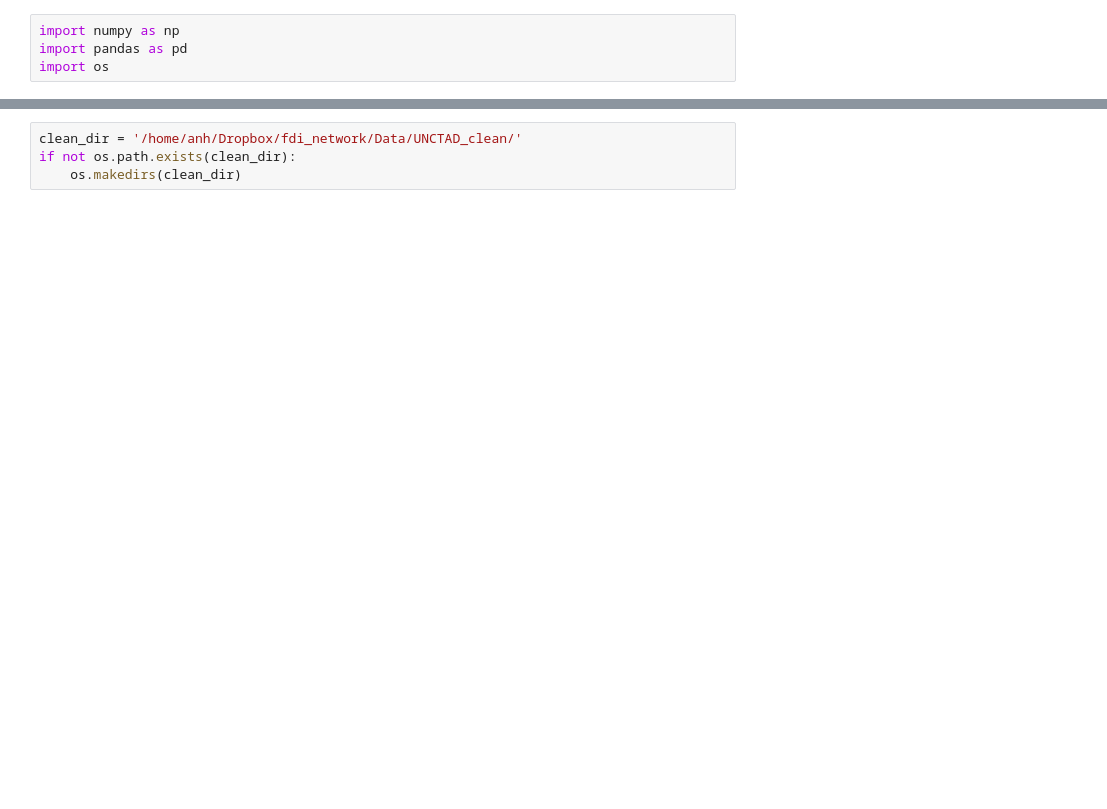
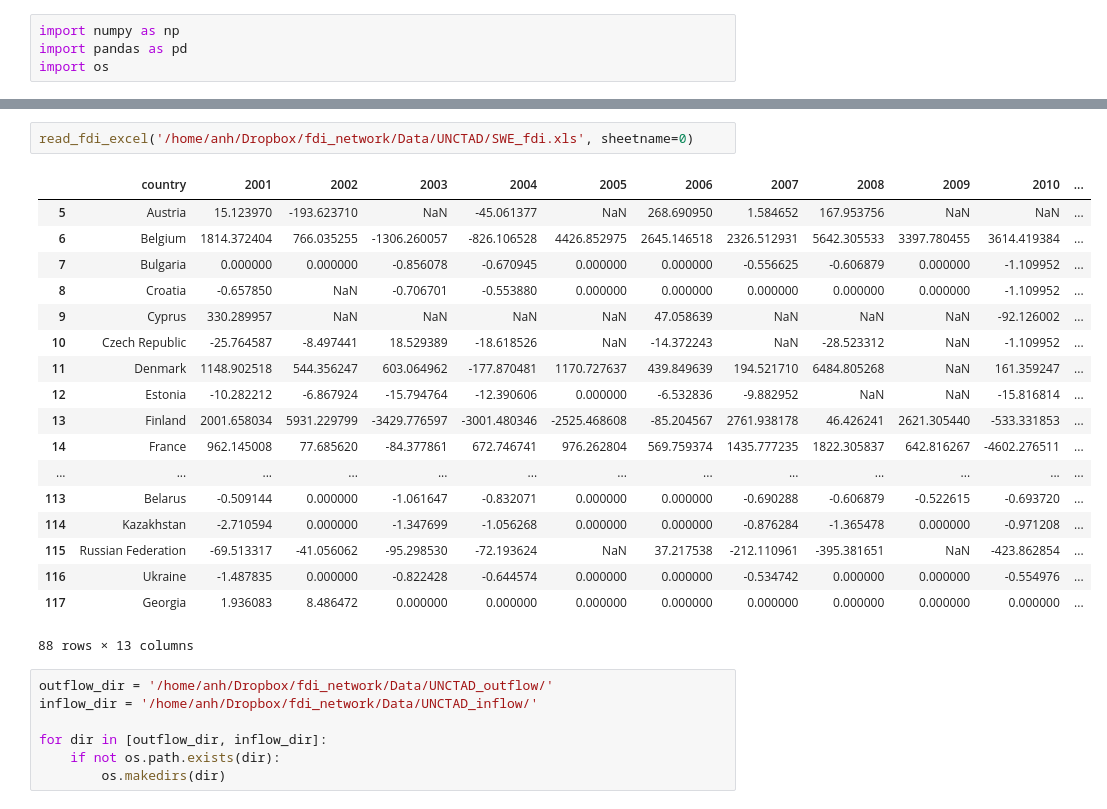
Before and after one commit to anhqle/fdi_network, a Jupyter notebook: Data/cleanBilFDI.ipynb, the cells around one changed output, grey strips where cells are left out. Drawn from its saved outputs; the diff is of its cells as text; blank space fills up the shorter version.

Commit message:
clean both inflow and outflow

```diff
--- a/Data/cleanBilFDI.ipynb
+++ b/Data/cleanBilFDI.ipynb
@@ -22,5 +48,29 @@ read_fdi_excel('/home/anh/Dropbox/fdi_network/Data/UNCTAD/AFG_fdi.xls')
+# %%
+read_fdi_excel('/home/anh/Dropbox/fdi_network/Data/UNCTAD/SWE_fdi.xls', sheetname=0)
+# %% [output]
+|  | country | 2001 | 2002 | 2003 | 2004 | 2005 | 2006 | 2007 | 2008 | 2009 | 2010 | ... |
+| 5 | Austria | 15.123970 | -193.623710 | NaN | -45.061377 | NaN | 268.690950 | 1.584652 | 167.953756 | NaN | NaN | ... |
+| 6 | Belgium | 1814.372404 | 766.035255 | -1306.260057 | -826.106528 | 4426.852975 | 2645.146518 | 2326.512931 | 5642.305533 | 3397.780455 | 3614.419384 | ... |
+| 7 | Bulgaria | 0.000000 | 0.000000 | -0.856078 | -0.670945 | 0.000000 | 0.000000 | -0.556625 | -0.606879 | 0.000000 | -1.109952 | ... |
+| 8 | Croatia | -0.657850 | NaN | -0.706701 | -0.553880 | 0.000000 | 0.000000 | 0.000000 | 0.000000 | 0.000000 | -1.109952 | ... |
+| 9 | Cyprus | 330.289957 | NaN | NaN | NaN | NaN | 47.058639 | NaN | NaN | NaN | -92.126002 | ... |
+| 10 | Czech Republic | -25.764587 | -8.497441 | 18.529389 | -18.618526 | NaN | -14.372243 | NaN | -28.523312 | NaN | -1.109952 | ... |
+| 11 | Denmark | 1148.902518 | 544.356247 | 603.064962 | -177.870481 | 1170.727637 | 439.849639 | 194.521710 | 6484.805268 | NaN | 161.359247 | ... |
+| 12 | Estonia | -10.282212 | -6.867924 | -15.794764 | -12.390606 | 0.000000 | -6.532836 | -9.882952 | NaN | NaN | -15.816814 | ... |
+| 13 | Finland | 2001.658034 | 5931.229799 | -3429.776597 | -3001.480346 | -2525.468608 | -85.204567 | 2761.938178 | 46.426241 | 2621.305440 | -533.331853 | ... |
+| 14 | France | 962.145008 | 77.685620 | -84.377861 | 672.746741 | 976.262804 | 569.759374 | 1435.777235 | 1822.305837 | 642.816267 | -4602.276511 | ... |
+| ... | ... | ... | ... | ... | ... | ... | ... | ... | ... | ... | ... | ... |
+| 113 | Belarus | -0.509144 | 0.000000 | -1.061647 | -0.832071 | 0.000000 | 0.000000 | -0.690288 | -0.606879 | -0.522615 | -0.693720 | ... |
+| 114 | Kazakhstan | -2.710594 | 0.000000 | -1.347699 | -1.056268 | 0.000000 | 0.000000 | -0.876284 | -1.365478 | 0.000000 | -0.971208 | ... |
+| 115 | Russian Federation | -69.513317 | -41.056062 | -95.298530 | -72.193624 | NaN | 37.217538 | -212.110961 | -395.381651 | NaN | -423.862854 | ... |
+| 116 | Ukraine | -1.487835 | 0.000000 | -0.822428 | -0.644574 | 0.000000 | 0.000000 | -0.534742 | 0.000000 | 0.000000 | -0.554976 | ... |
+| 117 | Georgia | 1.936083 | 8.486472 | 0.000000 | 0.000000 | 0.000000 | 0.000000 | 0.000000 | 0.000000 | 0.000000 | 0.000000 | ... |
+88 rows × 13 columns
 # %%
-clean_dir = '/home/anh/Dropbox/fdi_network/Data/UNCTAD_clean/'
-if not os.path.exists(clean_dir):
-    os.makedirs(clean_dir)
+outflow_dir = '/home/anh/Dropbox/fdi_network/Data/UNCTAD_outflow/'
+inflow_dir = '/home/anh/Dropbox/fdi_network/Data/UNCTAD_inflow/'
+
+for dir in [outflow_dir, inflow_dir]:
+    if not os.path.exists(dir):
+        os.makedirs(dir)
 # %%
```
Also changed, not shown: parts of 5 cells of this notebook, 2 other files.
